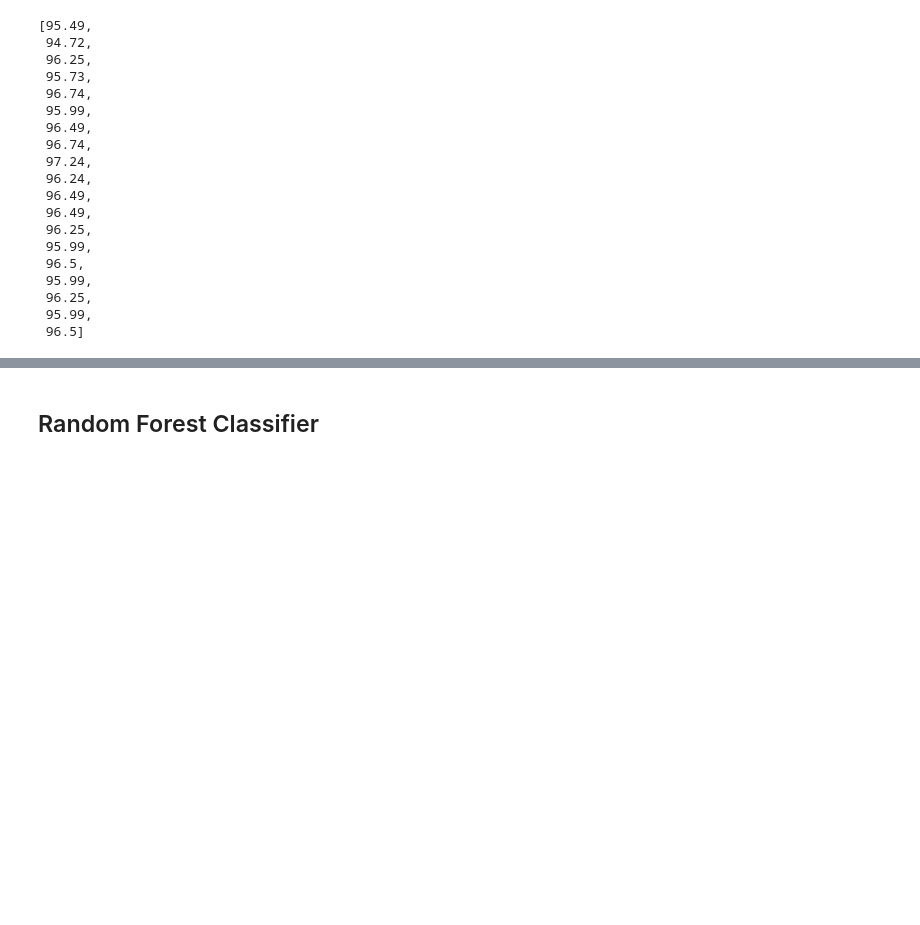
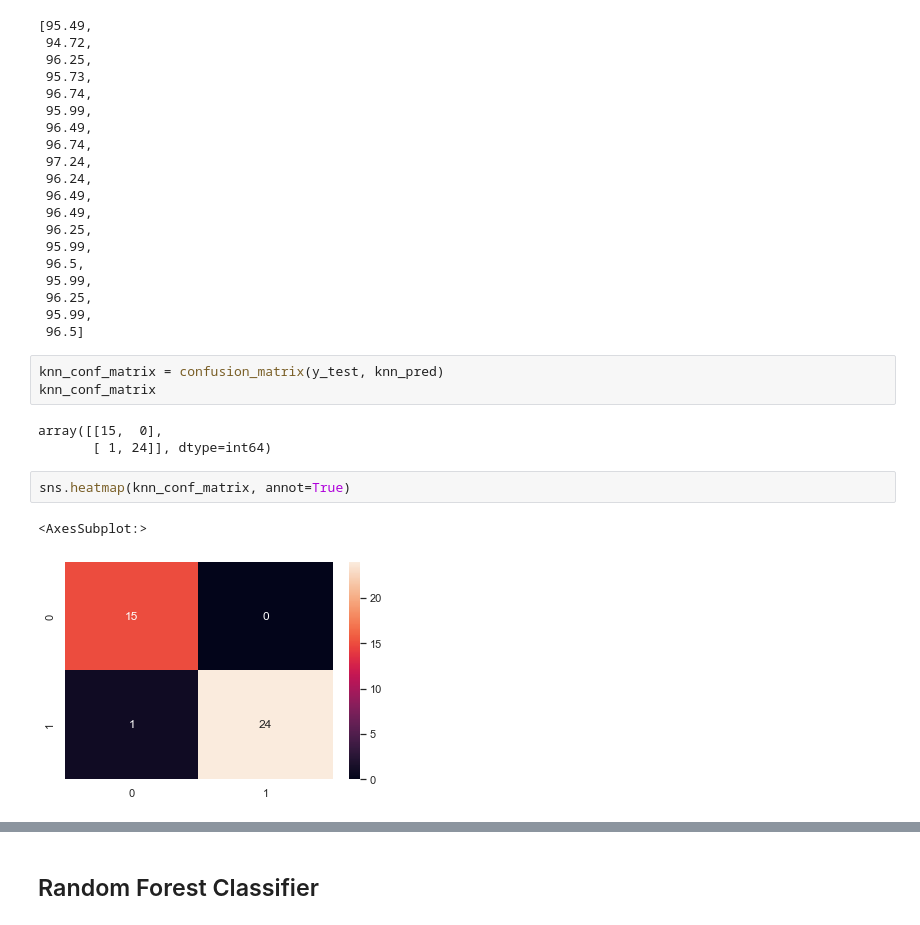
Before and after one commit to abidshafee/CKD_prediction, a Jupyter notebook: CKDMLMoodel.ipynb, the cells around one changed output, grey strips where cells are left out. Saved outputs shown, nothing was run; the diff lists cells and outputs as text; blank space fills up the shorter version.

```diff
--- a/CKDMLMoodel.ipynb
+++ b/CKDMLMoodel.ipynb
@@ -896,3 +901,14 @@ accurecy
  96.25,
  95.99,
  96.5]
+# %%
+knn_conf_matrix = confusion_matrix(y_test, knn_pred)
+knn_conf_matrix
+# %% [output]
+array([[15,  0],
+       [ 1, 24]], dtype=int64)
+# %%
+sns.heatmap(knn_conf_matrix, annot=True)
+# %% [output]
+<AxesSubplot:>
+[figure, added]
```
Also changed, not shown: parts of 30 cells of this notebook.
